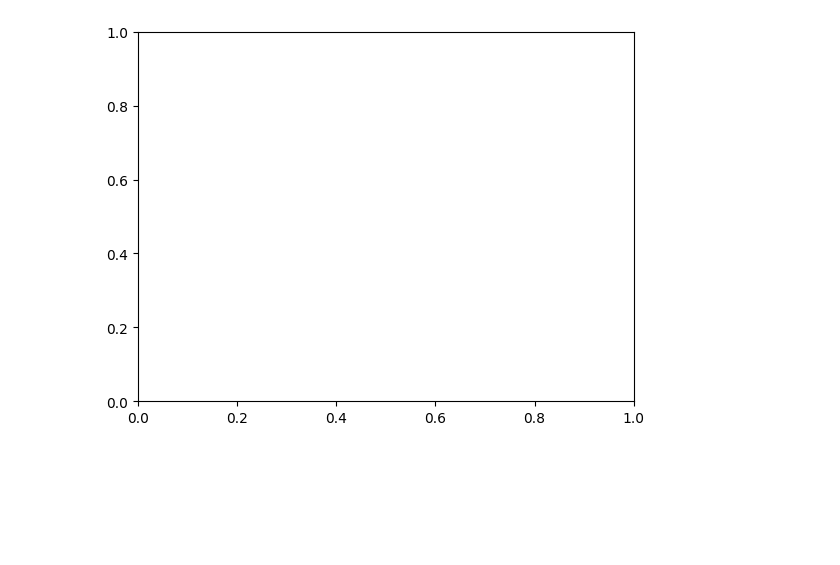
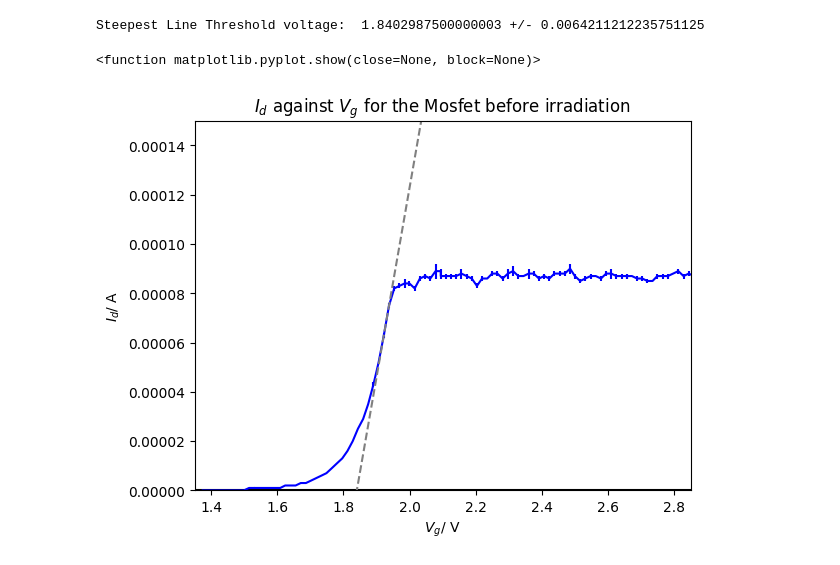
Before and after one commit to fhirstplace/Python-Labs-EDOS, a Jupyter notebook: xml graph maker (all).ipynb, the cells around one changed output. Cells and saved outputs as stored; diff of their text form; code cells hidden in the pictures; blank space fills up the shorter version.

Commit message:
OSL graphs (probably need best fits and residuals though)

```diff
--- a/xml graph maker (all).ipynb
+++ b/xml graph maker (all).ipynb
@@ -4,10 +4,6 @@ import numpy as np
 import matplotlib.pyplot as plt
 import scipy.stats as stats
 # %%
-fig, ax = plt.subplots()
-ax = [ax]
-
-
 
 
 #parse data
@@ -30,11 +26,9 @@ def xml_to_datasets(data_file):
         item = [[currents, current_std], [voltages, voltage_std]]
         datasets.append(item)
     return datasets
-# %% [output]
-[figure, removed]
 # %%
 #plot data functions
-def plot_iv(datasets):
+def plot_iv(datasets, colour, label):
 
     i = 0
     for dataset in datasets:
@@ -43,7 +37,7 @@ def plot_iv(datasets):
         voltages = dataset[1][0]
         voltage_std = dataset[1][1]
         if i % 10 == 0:
-            ax[0].errorbar(voltages,currents,xerr = voltage_std, yerr = current_std, label = str("t="+str(i)), color = (i/len(datasets), 0, 1 - i/len(datasets)))
+            ax[0].errorbar(voltages,currents,xerr = voltage_std, yerr = current_std, label = label, color = colour ) #str("t="+str(i)) for label, colour is(i/len(datasets), 0, 1 - i/len(datasets)) for overtime ivs
         else:
             pass
             #ax[0].errorbar(voltages,currents,xerr = voltage_std, yerr = current_std, color = (i/len(datasets), 0, 1 - i/len(datasets)))
@@ -51,7 +45,7 @@ def plot_iv(datasets):
 
 
 #linear fit at steepest point to find threshold voltage
-def plot_steepest_line(datasets):
+def plot_steepest_line(datasets, colour, label):
 
     for dataset in datasets:
         currents = dataset[0][0]
@@ -68,12 +62,13 @@ def plot_steepest_line(datasets):
                     max_derivative_index = i
                     gradient_err = gradient * np.sqrt((current_std[i] / currents[i])**2 + (voltage_std[i + 1] / voltages[i + 1])**2 + (voltage_std[i] / voltages[i])**2)
         f = lambda x : max_derivative * (x - voltages[max_derivative_index]) + currents[max_derivative_index]
-        ax[0].errorbar(voltages, list(map(f,(voltages))),fmt="--", color = 'gray', label="Steepest Line")
+        ax[0].errorbar(voltages, list(map(f,(voltages))),fmt="--", color = colour, label= label)
 
         #error calculations
         x_intercept = (-currents[max_derivative_index] / max_derivative) + voltages[max_derivative_index]
         error = np.sqrt((currents[max_derivative_index] / max_derivative) * np.sqrt((current_std[max_derivative_index] / currents[max_derivative_index])**2 + (gradient_err / max_derivative)**2)**2 + voltage_std[max_derivative_index]**2)
         print("Steepest Line Threshold voltage: ", x_intercept, "+/-", error)
+    return x_intercept, error
 
 def calculate_derivative(x, y):
     derivative = np.array([])
@@ -115,7 +110,7 @@ def plot_derivative(datasets):
         max_derivative2_voltage = voltages[index_max_derivative2]
         error = max((voltages[index_max_derivative2 + 1]) - max_derivative2_voltage, max_derivative2_voltage - voltages[index_max_derivative2 - 1])
         print("Second Derivative Maximum: ", max_derivative2_voltage, "+/-", error)
-
+    return max_derivative2_voltage, error
 #calculate and plot derivative calculation of threshold voltages over time
 def plot_derivative_thresholds_time(datasets, times=None, colour = "green", label="2nd derivative method"):
     max_derivative2_voltages = []
@@ -138,7 +133,7 @@ def plot_derivative_thresholds_time(datasets, times=None, colour = "green", labe
         errors.append(max((voltages[index_max_derivative2 + 1]) - voltages[index_max_derivative2], voltages[index_max_derivative2] - voltages[index_max_derivative2 - 1]))
     ax[0].errorbar(times, max_derivative2_voltages, yerr = errors, color = colour, label = label)
 
-def plot_steepest_threshold_time(datasets, times=None, colour = "red", label="steepest line method"):
+def plot_steepest_threshold_time(datasets, times=None, colour = "red", label="Steepest line method"):
     x_intercepts = []
     errors = []
     if times == None:
@@ -176,12 +222,18 @@ if data_file2 != None:
 # %%
-def fullplot_iv(datasets):
-    ax[0].set_xlim(1.35, 2.85)
-    ax[0].set_ylim(0, 0.00015)
-    plot_iv(datasets)
-    plot_derivative(datasets)
-    plot_steepest_line(datasets)
-    plt.title( "$I_d$ against $V_g$ for an unirradiated MOSFET")
-    ax[0].set_ylabel('Id')
-    ax[0].set_xlabel('Vg')
-    plt.legend()
-    return
+fig, ax = plt.subplots()
+ax = [ax]
+ax[0].set_xlim(1.35, 2.85)
+ax[0].set_ylim(0, 0.00015)
+plot_iv(datasets, colour = 'blue', label = 'Before Irradiation')
+#plot_derivative(datasets)
+plot_steepest_line(datasets, colour = 'gray', label = None)
+
+plt.axhline(y = 0, color = 'black')
+plt.title( "$I_d$ against $V_g$ for the Mosfet before irradiation")
+ax[0].set_ylabel('$I_d$/ A')
+ax[0].set_xlabel('$V_g$/ V')
+plt.show
+# %% [output]
+Steepest Line Threshold voltage:  1.8402987500000003 +/- 0.0064211212235751125
+<function matplotlib.pyplot.show(close=None, block=None)>
+[figure, added]
```
Also changed, not shown: parts of 9 cells of this notebook, 2 other files.
